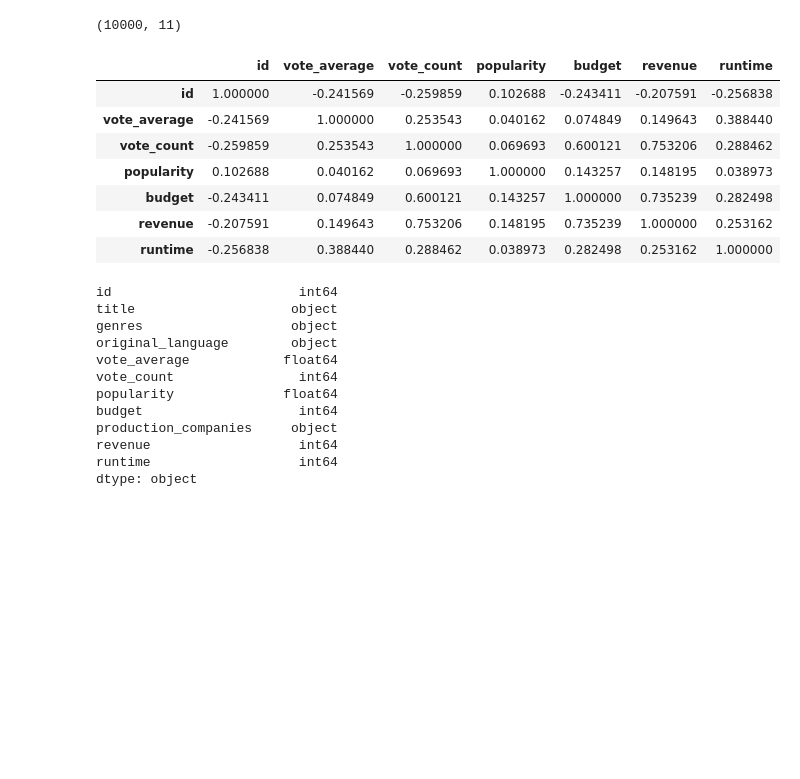
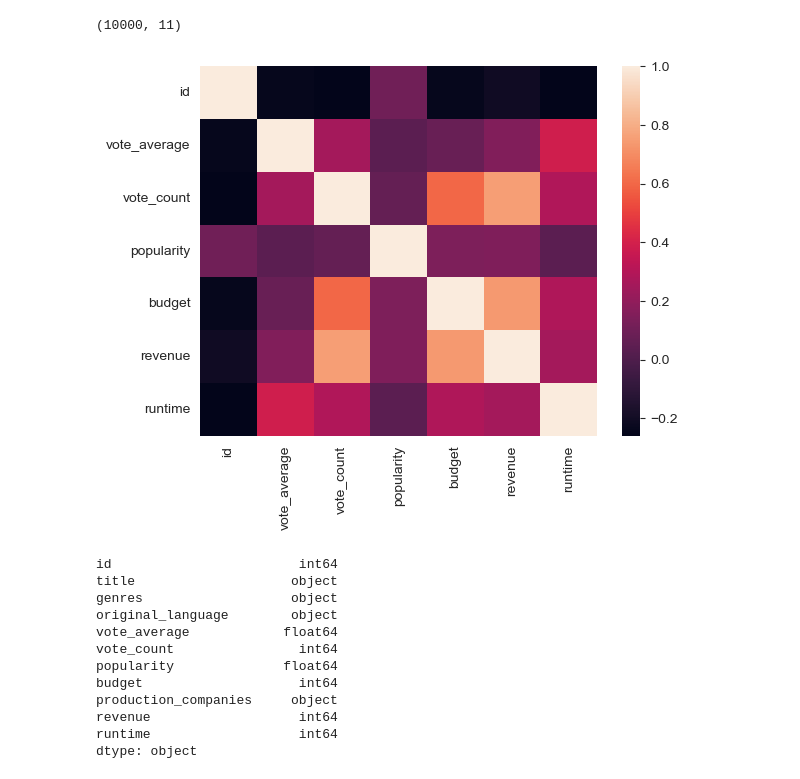
Before and after one commit to Richard-Vuong/Movie-Recommender-Engine, a Jupyter notebook: MoviesRecommender.ipynb, the cells around one changed output. Drawn from its saved outputs; the diff is of its cells as text; code cells hidden in the pictures; blank space fills up the shorter version.

```diff
--- a/MoviesRecommender.ipynb
+++ b/MoviesRecommender.ipynb
@@ -82,17 +83,11 @@ df.head()
 df.shape
 # %% [output]
 (10000, 11)
-# %%
-df.corr()
-# %% [output]
-|  | id | vote_average | vote_count | popularity | budget | revenue | runtime |
-| id | 1.000000 | -0.241569 | -0.259859 | 0.102688 | -0.243411 | -0.207591 | -0.256838 |
-| vote_average | -0.241569 | 1.000000 | 0.253543 | 0.040162 | 0.074849 | 0.149643 | 0.388440 |
-| vote_count | -0.259859 | 0.253543 | 1.000000 | 0.069693 | 0.600121 | 0.753206 | 0.288462 |
-| popularity | 0.102688 | 0.040162 | 0.069693 | 1.000000 | 0.143257 | 0.148195 | 0.038973 |
-| budget | -0.243411 | 0.074849 | 0.600121 | 0.143257 | 1.000000 | 0.735239 | 0.282498 |
-| revenue | -0.207591 | 0.149643 | 0.753206 | 0.148195 | 0.735239 | 1.000000 | 0.253162 |
-| runtime | -0.256838 | 0.388440 | 0.288462 | 0.038973 | 0.282498 | 0.253162 | 1.000000 |
+# %%
+sns.heatmap(df.corr(numeric_only=True))
+plt.show()
+# %% [output]
+[figure, added]
 # %%
 df.dtypes
 # %% [output]
```
Also changed, not shown: parts of 14 cells of this notebook, 2 other files.
